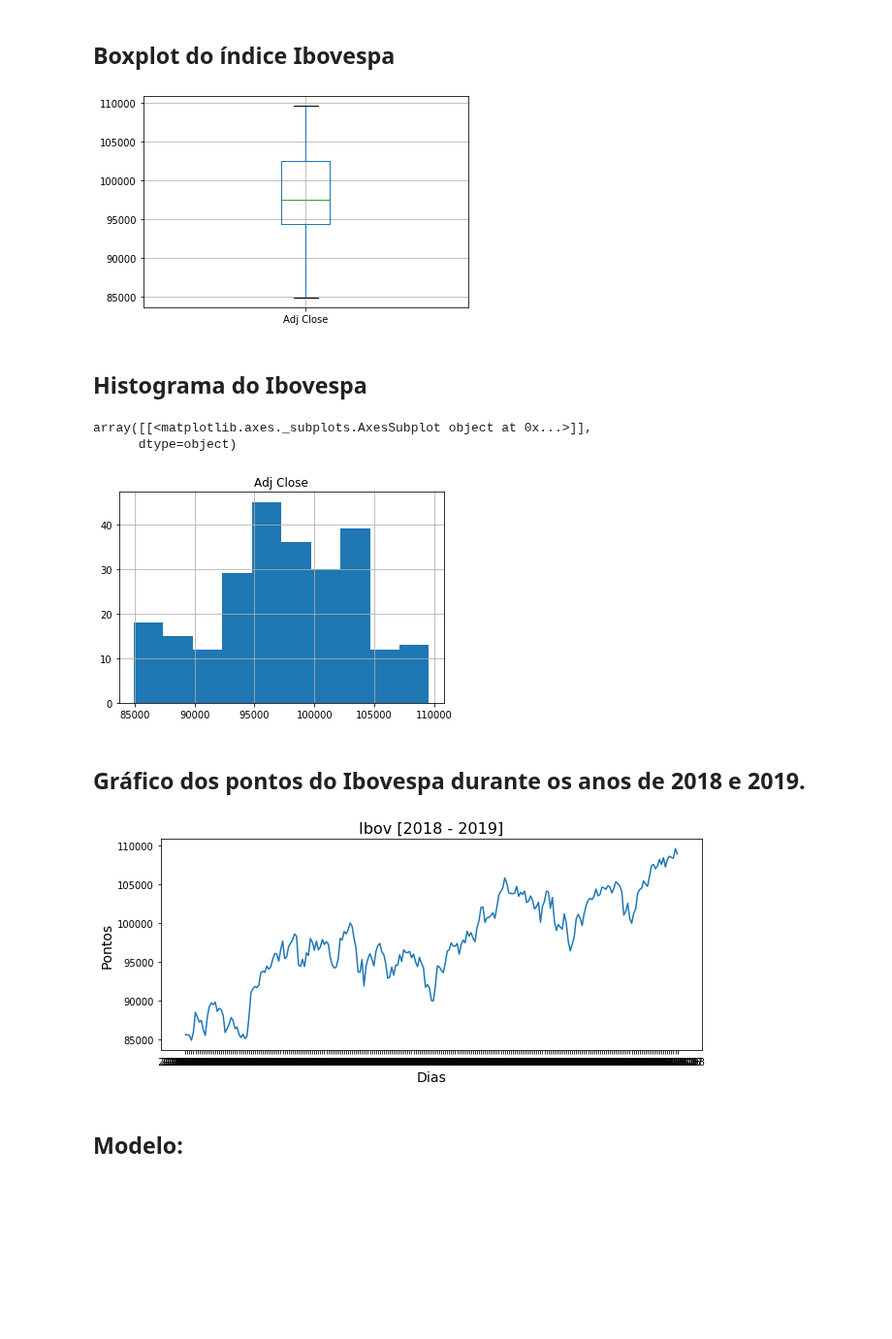
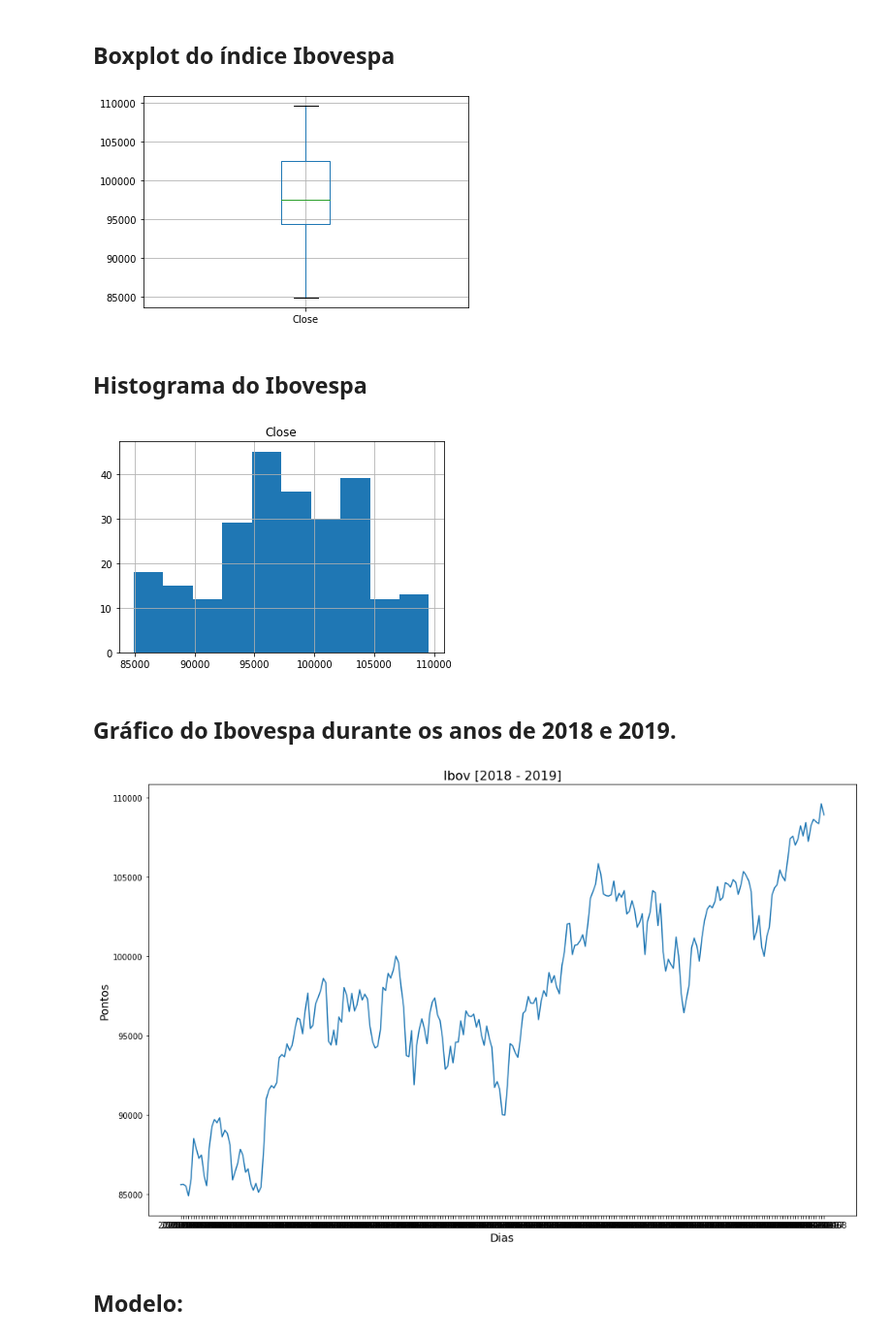
Before and after one commit to pbcarani/P3-Data-Science, a Jupyter notebook: P3_ibov.ipynb, the cells around one changed output. Shown at 97% size. Saved outputs shown, nothing was run; the diff lists cells and outputs as text; code cells hidden in the pictures; blank space fills up the shorter version.

```diff
--- a/P3_ibov.ipynb
+++ b/P3_ibov.ipynb
@@ -87,4 +87,4 @@ Name: Adj Close, Length: 249, dtype: float64
 # %% [markdown]
 ## Criando um novo Dataset com apenas as informações necessárias (fechamento) para a análise:
 # %%
-ibov=pd.DataFrame(ibov, columns=['Date','Adj Close'])
+ibov=pd.DataFrame(ibov, columns=['Date','Close'])
@@ -100,32 +104,29 @@ ibov.head()
 # %%
 date=ibov['Date']
-pontos=ibov['Adj Close']
-preco=itsa['Adj Close']
+pontos=ibov['Close']
 # %% [markdown]
 ## Boxplot do índice Ibovespa
 # %%
 ibov.boxplot();
 # %% [output]
-[figure, old version]
+[figure, new version]
 # %% [markdown]
 ## Histograma do Ibovespa
 # %%
-ibov.hist()
+ibov.hist();
 # %% [output]
-array([[<matplotlib.axes._subplots.AxesSubplot object at 0x...>]],
-      dtype=object)
-[figure, old version]
+[figure, new version]
 # %% [markdown]
-## Gráfico dos pontos do Ibovespa durante os anos de 2018 e 2019.
+## Gráfico do Ibovespa durante os anos de 2018 e 2019.
 # %%
-plt.figure(1, figsize=(10,4))
+plt.figure(1, figsize=(16,10))
 plt.plot(date, pontos)
 plt.title('Ibov [2018 - 2019]', fontsize=16)
 plt.xlabel('Dias', fontsize=14)
 plt.ylabel('Pontos', fontsize=14)
 plt.show();
 # %% [output]
-[figure, old version]
+[figure, new version]
 # %% [markdown]
 ## Modelo:
 # %% [markdown]
```
Also changed, not shown: parts of 14 cells of this notebook.
